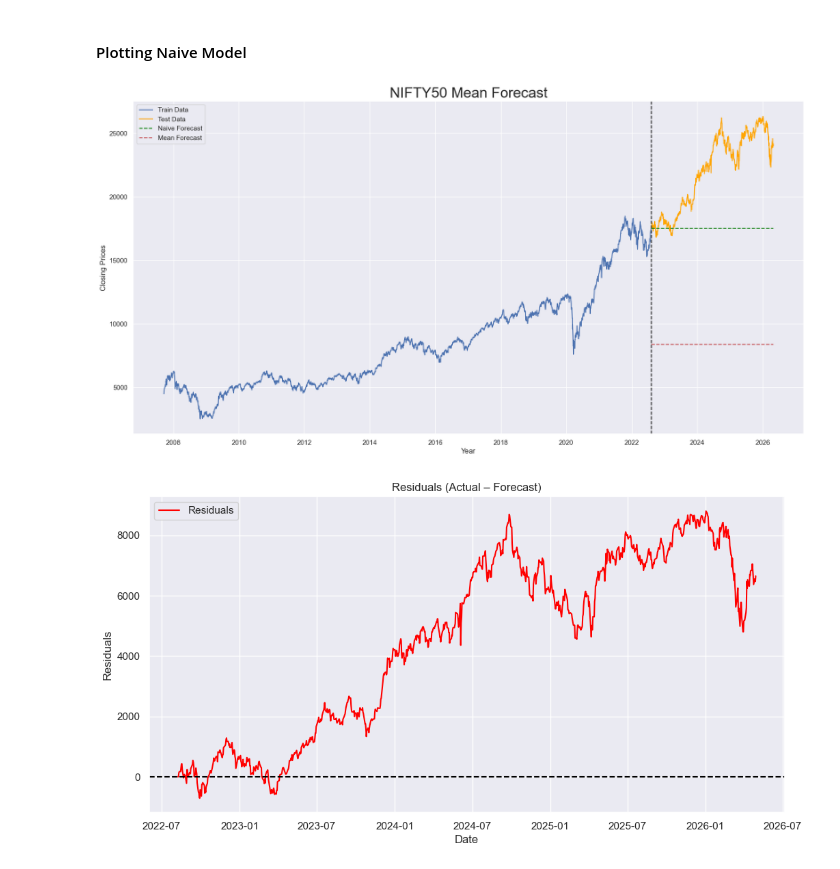
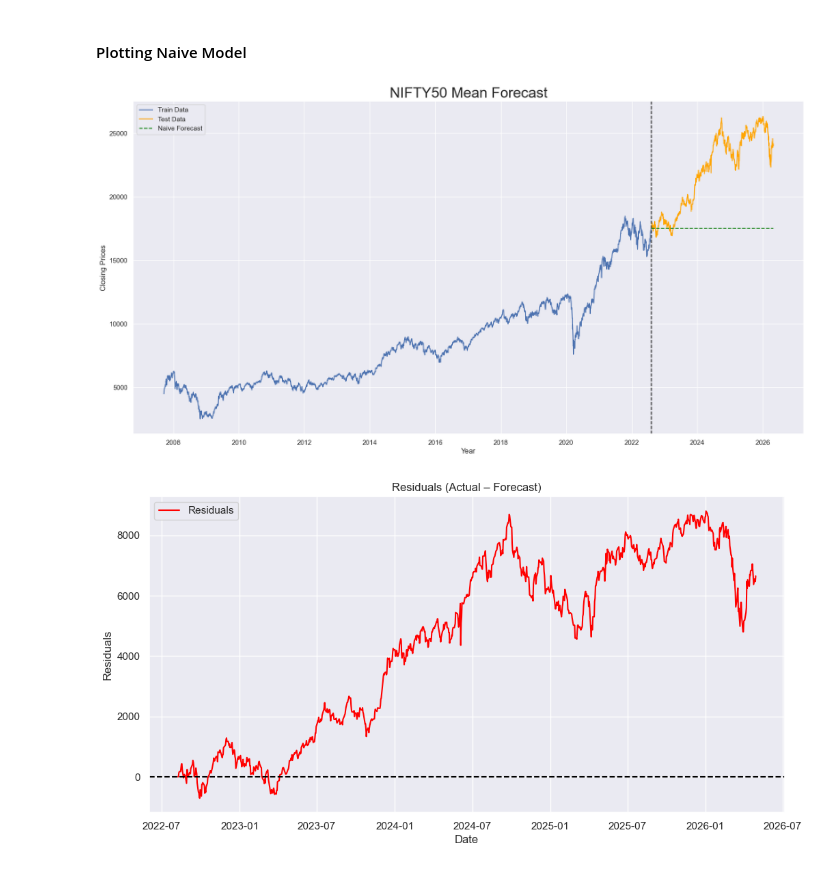
Before and after one commit to PradhumanSoni/Time-Series-Analysis, a Jupyter notebook: Forecasting of Various Indexes/experiment_forecasting_nifty50.ipynb, the cells around one changed output. Cells and saved outputs as stored; diff of their text form; code cells hidden in the pictures.

```diff
--- a/Forecasting of Various Indexes/experiment_forecasting_nifty50.ipynb
+++ b/Forecasting of Various Indexes/experiment_forecasting_nifty50.ipynb
@@ -131,6 +130,6 @@ dtypes: float64(1)
 memory usage: 75.9 KB
 # %%
 # Forming Log Returns
-nifty_df['returns'] = np.log(nifty_df['price']/ nifty_df['price'].shift(1))*100
+nifty_df['returns'] = np.log(nifty_df['price']/ nifty_df['price'].shift(1))
 # %% [markdown]
 `Cool We are done with our CLeaning and Pre Processing`
@@ -251,0 +298,5 @@ mean_forecast = pd.Series(train_mean, index = nifty_test.index)
+# %%
+# Simple Average Model
+# Forecast = mean of all train prices
+nifty_test['avg_forecast'] = nifty_train['price'].mean()
+nifty_test.head()
@@ -312,8 +384,8 @@ RMSE: 13967.579626840823
 `One of the best performing Baseline model, it assumes that the forecast value is nothing but the last recorded data`
 `If we fit the Naive Model on Training data then it assumes a fix value which is the last record of training data`
 # %%
-# last observed value from training
-last_value = nifty_train.price.iloc[-1]
-
-# create forecast (constant line)
-naive_forecast = pd.Series(last_value, index=nifty_test.index)
+# Last value of train data
+naive_forecast = nifty_test['price'].copy()
+naive_forecast[:] = nifty_train['price'].iloc[-1]
+nifty_test['naive_forecast'] = nifty_train['price'].iloc[-1]
+nifty_test.head()
@@ -321,17 +401,16 @@ naive_forecast = pd.Series(last_value, index=nifty_test.index)
 #### Plotting Naive Model
 # %%
 plt.figure(figsize=(20,10))
-plt.plot(nifty_train.index , nifty_train.price,color='b',label='Train Data')
-plt.plot(nifty_test.index , nifty_test.price,color='orange',label='Test Data')
+plt.plot(nifty_train.price,color='b',label='Train Data')
+plt.plot(nifty_test.price,color='orange',label='Test Data')
 plt.axvline(nifty_train.index[-1],linestyle="--",color='k')
-plt.plot(naive_forecast.index, naive_forecast.values, color='green',linestyle='--',label='Naive Forecast')
-plt.plot(mean_forecast.index, mean_forecast.values, color='r',linestyle='--',label='Mean Forecast')
+plt.plot(nifty_test.naive_forecast, color='green',linestyle='--',label='Naive Forecast')
 plt.title("NIFTY50 Mean Forecast",size=24)
 plt.xlabel("Year")
 plt.ylabel("Closing Prices")
 plt.legend()
 plt.show()
 # %% [output]
-[figure, old version]
+[figure, new version]
 # %%
 # Residual Series of Naive Model
```
Also changed, not shown: parts of 109 cells of this notebook, 1 other file.
